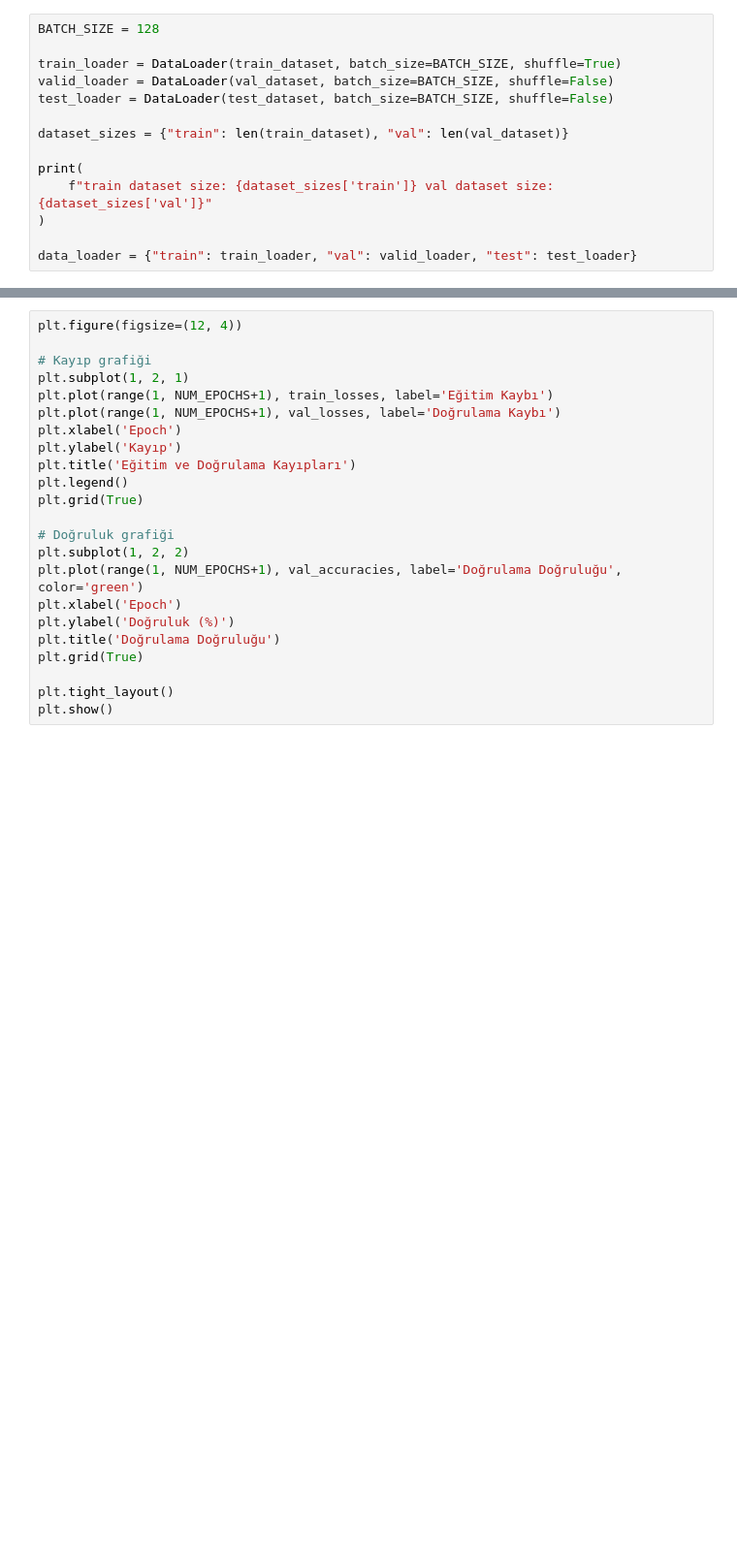
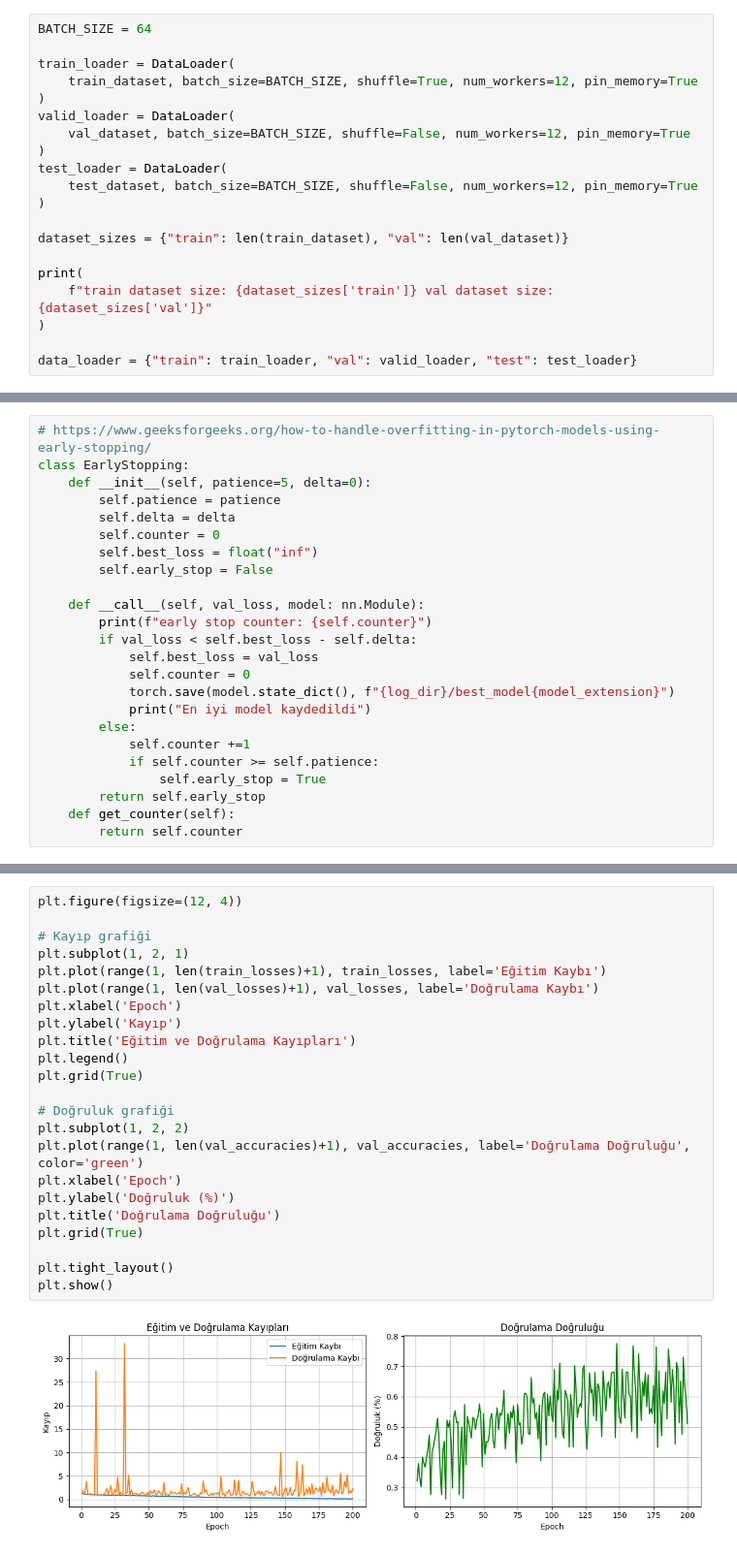
Before and after one commit to halak0013/MedImage-CNNClassifier, a Jupyter notebook: bci_tespit.ipynb, the cells around one changed output, grey strips where cells are left out. Shown at 97% size. Cells and saved outputs as stored; diff of their text form; blank space fills up the shorter version.

```diff
--- a/bci_tespit.ipynb
+++ b/bci_tespit.ipynb
@@ -200,9 +145,15 @@ test_dataset = BCI_Dataset(
 # %%
-BATCH_SIZE = 128
+BATCH_SIZE = 64
 
-train_loader = DataLoader(train_dataset, batch_size=BATCH_SIZE, shuffle=True)
-valid_loader = DataLoader(val_dataset, batch_size=BATCH_SIZE, shuffle=False)
-test_loader = DataLoader(test_dataset, batch_size=BATCH_SIZE, shuffle=False)
+train_loader = DataLoader(
+    train_dataset, batch_size=BATCH_SIZE, shuffle=True, num_workers=12, pin_memory=True
+)
+valid_loader = DataLoader(
+    val_dataset, batch_size=BATCH_SIZE, shuffle=False, num_workers=12, pin_memory=True
+)
+test_loader = DataLoader(
+    test_dataset, batch_size=BATCH_SIZE, shuffle=False, num_workers=12, pin_memory=True
+)
 
 dataset_sizes = {"train": len(train_dataset), "val": len(val_dataset)}
 
@@ -355 +348,25 @@ print("Training complete!")
+# %%
+# https://www.geeksforgeeks.org/how-to-handle-overfitting-in-pytorch-models-using-early-stopping/
+class EarlyStopping:
+    def __init__(self, patience=5, delta=0):
+        self.patience = patience
+        self.delta = delta
+        self.counter = 0
+        self.best_loss = float("inf")
+        self.early_stop = False
+
+    def __call__(self, val_loss, model: nn.Module):
+        print(f"early stop counter: {self.counter}")
+        if val_loss < self.best_loss - self.delta:
+            self.best_loss = val_loss
+            self.counter = 0
+            torch.save(model.state_dict(), f"{log_dir}/best_model{model_extension}")
+            print("En iyi model kaydedildi")
+        else:
+            self.counter +=1
+            if self.counter >= self.patience:
+                self.early_stop = True
+        return self.early_stop
+    def get_counter(self):
+        return self.counter
 # %%
@@ -478,24 +541,26 @@ ZeroDivisionError: division by zero
 # %%
 plt.figure(figsize=(12, 4))
 
 # Kayıp grafiği
 plt.subplot(1, 2, 1)
-plt.plot(range(1, NUM_EPOCHS+1), train_losses, label='Eğitim Kaybı')
-plt.plot(range(1, NUM_EPOCHS+1), val_losses, label='Doğrulama Kaybı')
+plt.plot(range(1, len(train_losses)+1), train_losses, label='Eğitim Kaybı')
+plt.plot(range(1, len(val_losses)+1), val_losses, label='Doğrulama Kaybı')
 plt.xlabel('Epoch')
 plt.ylabel('Kayıp')
 plt.title('Eğitim ve Doğrulama Kayıpları')
 plt.legend()
 plt.grid(True)
 
 # Doğruluk grafiği
 plt.subplot(1, 2, 2)
-plt.plot(range(1, NUM_EPOCHS+1), val_accuracies, label='Doğrulama Doğruluğu', color='green')
+plt.plot(range(1, len(val_accuracies)+1), val_accuracies, label='Doğrulama Doğruluğu', color='green')
 plt.xlabel('Epoch')
 plt.ylabel('Doğruluk (%)')
 plt.title('Doğrulama Doğruluğu')
 plt.grid(True)
 
 plt.tight_layout()
 plt.show()
+# %% [output]
+[figure, added]
 # %%
```
Also changed, not shown: parts of 24 cells of this notebook, 9 other files.
